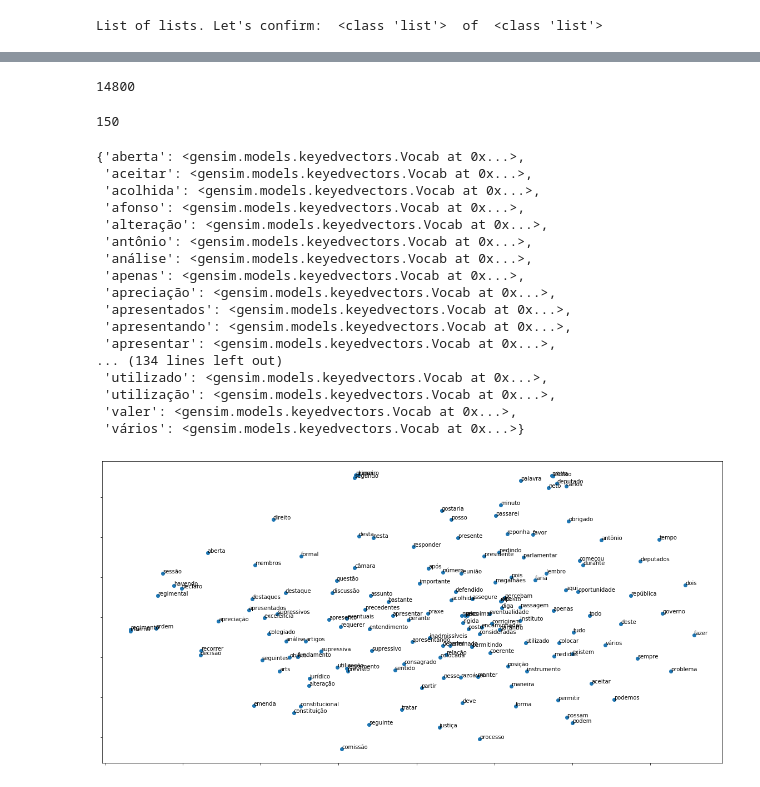
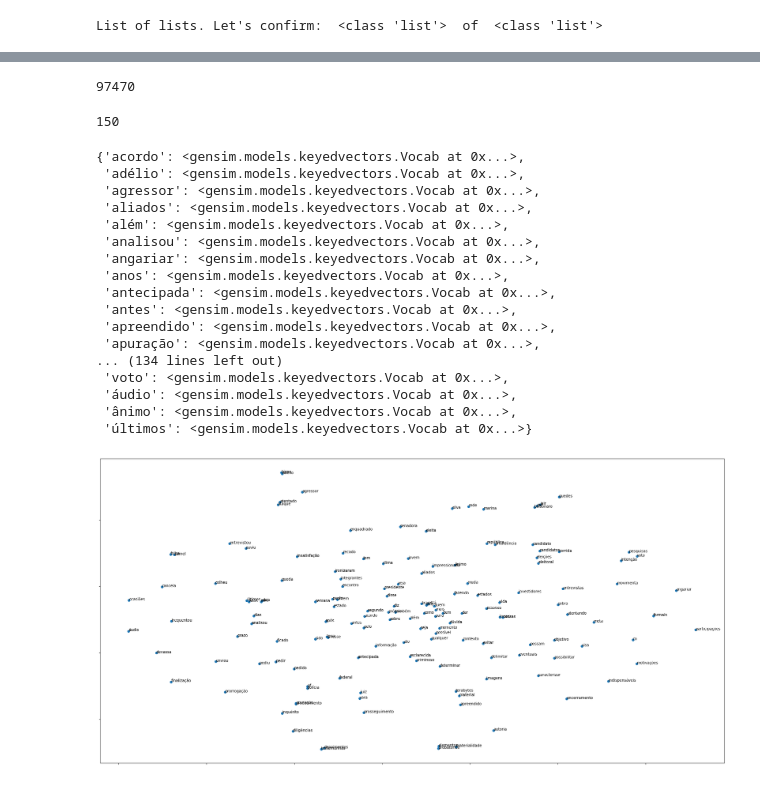
Before and after one commit to ivynasantino/vies-discursos-deputados, a Jupyter notebook: reports/discursos_w2v.ipynb, the cells around one changed output, grey strips where cells are left out. Cells and saved outputs as stored; diff of their text form; code cells hidden in the pictures.

Commit message:
add modelo de base de dados jornal

```diff
--- a/reports/discursos_w2v.ipynb
+++ b/reports/discursos_w2v.ipynb
@@ -11,6 +11,7 @@ from sklearn.manifold import TSNE
 import matplotlib.pyplot as plt
 %matplotlib inline
 # %%
-df = pd.read_csv("https://raw.githubusercontent.com/ivynasantino/vies-discursos-deputados/master/data/all_discursos.csv")
+df = pd.read_csv("./raw_noticias_estadao_2018.csv")
+#df = pd.read_csv("https://raw.githubusercontent.com/ivynasantino/vies-discursos-deputados/master/data/all_discursos.csv")
 df.head()
 # %% [output]
@@ -32,6 +33,8 @@ default_stopwords = set(stopwords.words('portuguese'))
 stopwords_complement = ["", "neste","és", "é", "somos", "sois", "são", "era", "eras", "éreis", "foste", "fostes", "foras",	"fôreis",	"serás", "sereis", "serão",	"serias", "seríeis", "sejas", "sejais", "fosses", "fôsseis", "fores", "fordes", "sê", "sejas", "sejais", "ser", "seres", "sermos",	"serdes",	"serem", "sobre", "é"]
 
 stopwords_complement.extend(default_stopwords)
+
+partidos = ["pp","psdb","cidadania", "avante", "dc", "dem", "mdb", "novo", "patri", "patriota", "pcb", "pcdob", "pco", "phs", "pdt", "pl", "pmb", "pt"]
 # %% [output]
 [nltk_data] Downloading package stopwords to /root/nltk_data...
 [nltk_data]   Package stopwords is already up-to-date!
@@ -41,10 +44,14 @@ def read_questions(row,column_name):
 
 documents = []
 for index, row in df.iterrows():
-  itens = read_questions(row, "discurso")
+  itens = read_questions(row, "conteudo")
   lista = []
   for i in itens:
-    if len(i) > 3 and i not in stopwords_complement:
+    if len(i) > 3:
+      lista.append(i)
+    if i in partidos:
+      lista.append(i)
+    elif i not in stopwords_complement:
       lista.append(i)
 
   documents.append(lista)
@@ -70,7 +77,7 @@ for word in word_vectors.vocab:
 # %%
 len(word_vectors.vocab)
 # %% [output]
-14800
+97470
 # %%
 vector = model.wv["previdência"]
 len(vector)
@@ -88,36 +95,36 @@ for word in word_vectors.vocab:
 wanted_vocab = dict((k, word_vectors.vocab[k]) for k in wanted_words if k in word_vectors.vocab)
 wanted_vocab
 # %% [output]
-{'aberta': <gensim.models.keyedvectors.Vocab at 0x...>,
- 'aceitar': <gensim.models.keyedvectors.Vocab at 0x...>,
- 'acolhida': <gensim.models.keyedvectors.Vocab at 0x...>,
- 'afonso': <gensim.models.keyedvectors.Vocab at 0x...>,
- 'alteração': <gensim.models.keyedvectors.Vocab at 0x...>,
- 'antônio': <gensim.models.keyedvectors.Vocab at 0x...>,
- 'análise': <gensim.models.keyedvectors.Vocab at 0x...>,
- 'apenas': <gensim.models.keyedvectors.Vocab at 0x...>,
- 'apreciação': <gensim.models.keyedvectors.Vocab at 0x...>,
- 'apresentados': <gensim.models.keyedvectors.Vocab at 0x...>,
- 'apresentando': <gensim.models.keyedvectors.Vocab at 0x...>,
- 'apresentar': <gensim.models.keyedvectors.Vocab at 0x...>,
+{'acordo': <gensim.models.keyedvectors.Vocab at 0x...>,
+ 'adélio': <gensim.models.keyedvectors.Vocab at 0x...>,
+ 'agressor': <gensim.models.keyedvectors.Vocab at 0x...>,
+ 'aliados': <gensim.models.keyedvectors.Vocab at 0x...>,
+ 'além': <gensim.models.keyedvectors.Vocab at 0x...>,
+ 'analisou': <gensim.models.keyedvectors.Vocab at 0x...>,
+ 'angariar': <gensim.models.keyedvectors.Vocab at 0x...>,
+ 'anos': <gensim.models.keyedvectors.Vocab at 0x...>,
+ 'antecipada': <gensim.models.keyedvectors.Vocab at 0x...>,
+ 'antes': <gensim.models.keyedvectors.Vocab at 0x...>,
+ 'apreendido': <gensim.models.keyedvectors.Vocab at 0x...>,
+ 'apuração': <gensim.models.keyedvectors.Vocab at 0x...>,
 ... (134 lines left out)
- 'utilizado': <gensim.models.keyedvectors.Vocab at 0x...>,
- 'utilização': <gensim.models.keyedvectors.Vocab at 0x...>,
- 'valer': <gensim.models.keyedvectors.Vocab at 0x...>,
- 'vários': <gensim.models.keyedvectors.Vocab at 0x...>}
+ 'voto': <gensim.models.keyedvectors.Vocab at 0x...>,
+ 'áudio': <gensim.models.keyedvectors.Vocab at 0x...>,
+ 'ânimo': <gensim.models.keyedvectors.Vocab at 0x...>,
+ 'últimos': <gensim.models.keyedvectors.Vocab at 0x...>}
 # %%
 X = model[wanted_vocab]
 tsne_model = TSNE(perplexity=40, n_components=2, init="pca", n_iter=5000, random_state=23)
 Y = tsne_model.fit_transform(X)
 # %%
-fig, ax = plt.subplots(figsize=(20,10))
+fig, ax = plt.subplots(figsize=(30,15))
 ax.scatter(Y[:, 0], Y[:, 1])
 words = list(wanted_vocab)
 for i, word in enumerate(words):
     plt.annotate(word, xy=(Y[i, 0], Y[i, 1]))
 ax.set_yticklabels([])
 ax.set_xticklabels([])
 _ = plt.show()
 # %% [output]
-[figure, old version]
+[figure, new version]
 # %%
```
Also changed, not shown: parts of 6 cells of this notebook.
